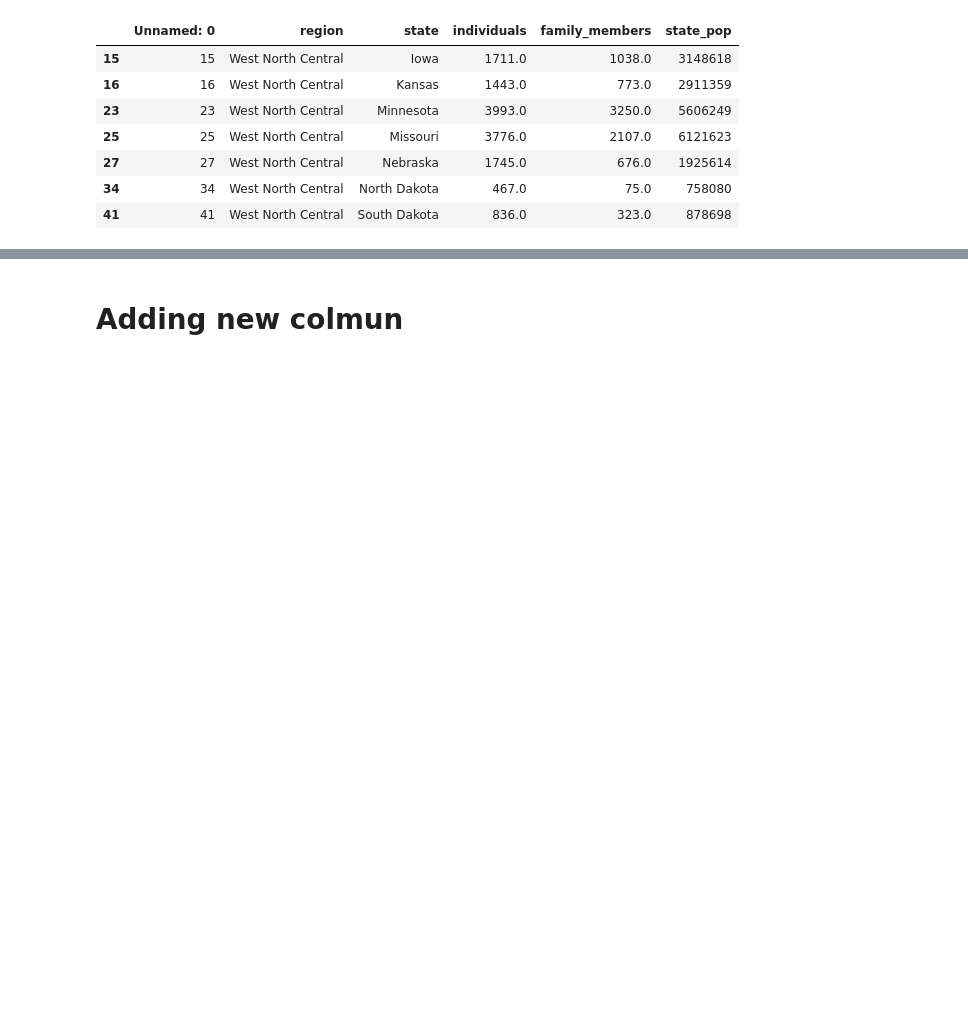
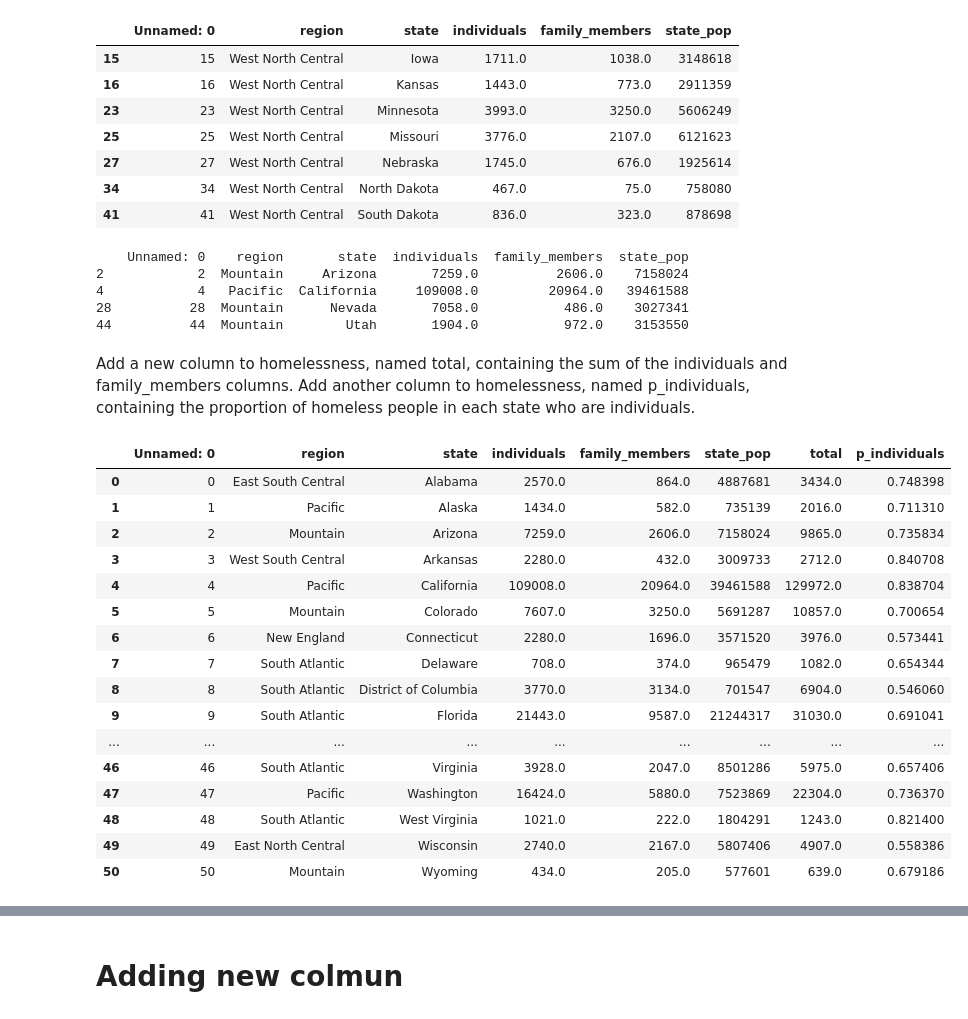
Before and after one commit to albertNSBM/Pandas_revision, a Jupyter notebook: Pandas_revision.ipynb, the cells around one changed output, grey strips where cells are left out. Drawn from its saved outputs; the diff is of its cells as text; code cells hidden in the pictures; blank space fills up the shorter version.

```diff
--- a/Pandas_revision.ipynb
+++ b/Pandas_revision.ipynb
@@ -116,3 +116,44 @@ df[df['region']=='West North Central']
 | 27 | 27 | West North Central | Nebraska | 1745.0 | 676.0 | 1925614 |
 | 34 | 34 | West North Central | North Dakota | 467.0 | 75.0 | 758080 |
 | 41 | 41 | West North Central | South Dakota | 836.0 | 323.0 | 878698 |
+# %%
+# The Mojave Desert states
+canu = ["California", "Arizona", "Nevada", "Utah"]
+
+# Filter for rows in the Mojave Desert states using .isin() function
+Mojave_Desert= df[df['state'].isin(canu)]
+print(Mojave_Desert)
+# %% [output]
+    Unnamed: 0    region       state  individuals  family_members  state_pop
+2            2  Mountain     Arizona       7259.0          2606.0    7158024
+4            4   Pacific  California     109008.0         20964.0   39461588
+28          28  Mountain      Nevada       7058.0           486.0    3027341
+44          44  Mountain        Utah       1904.0           972.0    3153550
+# %% [markdown]
+Add a new column to homelessness, named total, containing the sum of the individuals and family_members columns.
+Add another column to homelessness, named p_individuals, containing the proportion of homeless people in each state who are individuals.
+# %%
+# adding the total column on dataset as the addition of indiviuals and family member
+df['total']=df['individuals']+df['family_members']
+# adding the p_individuals column on dataset ad the individuals over total
+
+df['p_individuals']=df['individuals']/df['total']
+df
+# %% [output]
+|  | Unnamed: 0 | region | state | individuals | family_members | state_pop | total | p_individuals |
+| 0 | 0 | East South Central | Alabama | 2570.0 | 864.0 | 4887681 | 3434.0 | 0.748398 |
+| 1 | 1 | Pacific | Alaska | 1434.0 | 582.0 | 735139 | 2016.0 | 0.711310 |
+| 2 | 2 | Mountain | Arizona | 7259.0 | 2606.0 | 7158024 | 9865.0 | 0.735834 |
+| 3 | 3 | West South Central | Arkansas | 2280.0 | 432.0 | 3009733 | 2712.0 | 0.840708 |
+| 4 | 4 | Pacific | California | 109008.0 | 20964.0 | 39461588 | 129972.0 | 0.838704 |
+| 5 | 5 | Mountain | Colorado | 7607.0 | 3250.0 | 5691287 | 10857.0 | 0.700654 |
+| 6 | 6 | New England | Connecticut | 2280.0 | 1696.0 | 3571520 | 3976.0 | 0.573441 |
+| 7 | 7 | South Atlantic | Delaware | 708.0 | 374.0 | 965479 | 1082.0 | 0.654344 |
+| 8 | 8 | South Atlantic | District of Columbia | 3770.0 | 3134.0 | 701547 | 6904.0 | 0.546060 |
+| 9 | 9 | South Atlantic | Florida | 21443.0 | 9587.0 | 21244317 | 31030.0 | 0.691041 |
+| ... | ... | ... | ... | ... | ... | ... | ... | ... |
+| 46 | 46 | South Atlantic | Virginia | 3928.0 | 2047.0 | 8501286 | 5975.0 | 0.657406 |
+| 47 | 47 | Pacific | Washington | 16424.0 | 5880.0 | 7523869 | 22304.0 | 0.736370 |
+| 48 | 48 | South Atlantic | West Virginia | 1021.0 | 222.0 | 1804291 | 1243.0 | 0.821400 |
+| 49 | 49 | East North Central | Wisconsin | 2740.0 | 2167.0 | 5807406 | 4907.0 | 0.558386 |
+| 50 | 50 | Mountain | Wyoming | 434.0 | 205.0 | 577601 | 639.0 | 0.679186 |
```
Also changed, not shown: parts of 5 cells of this notebook.
